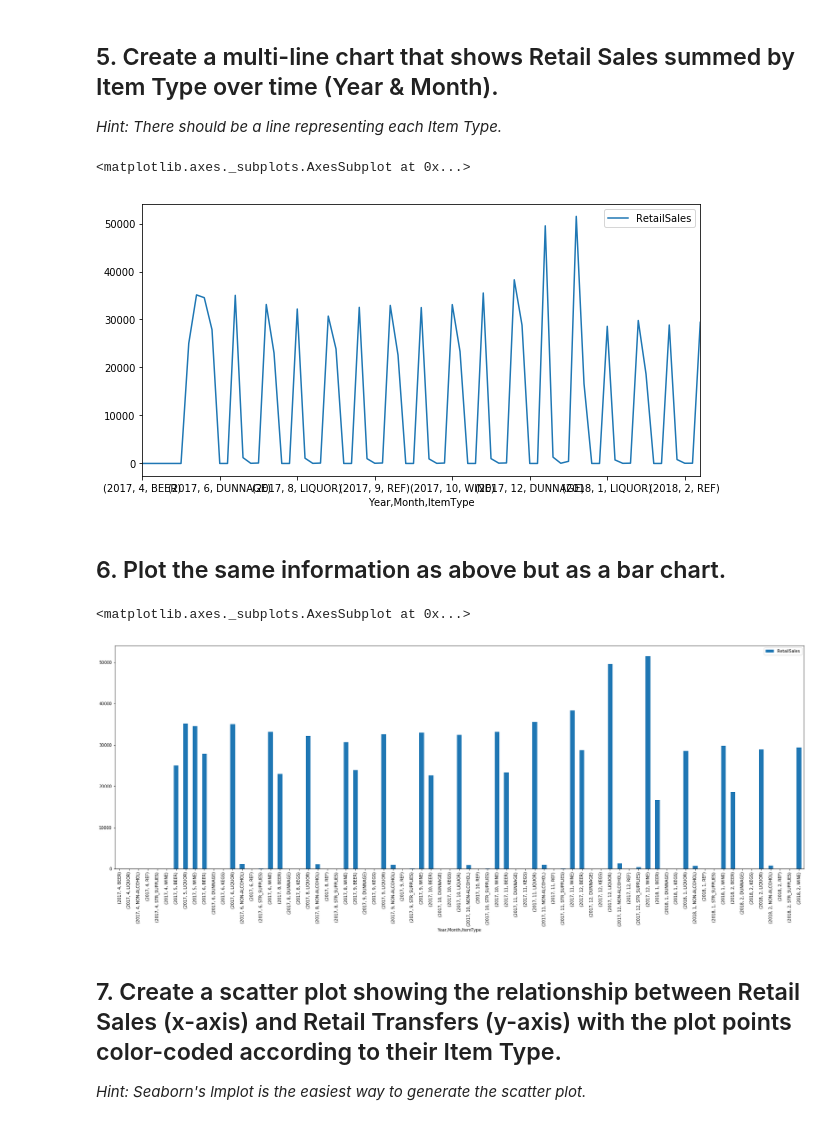
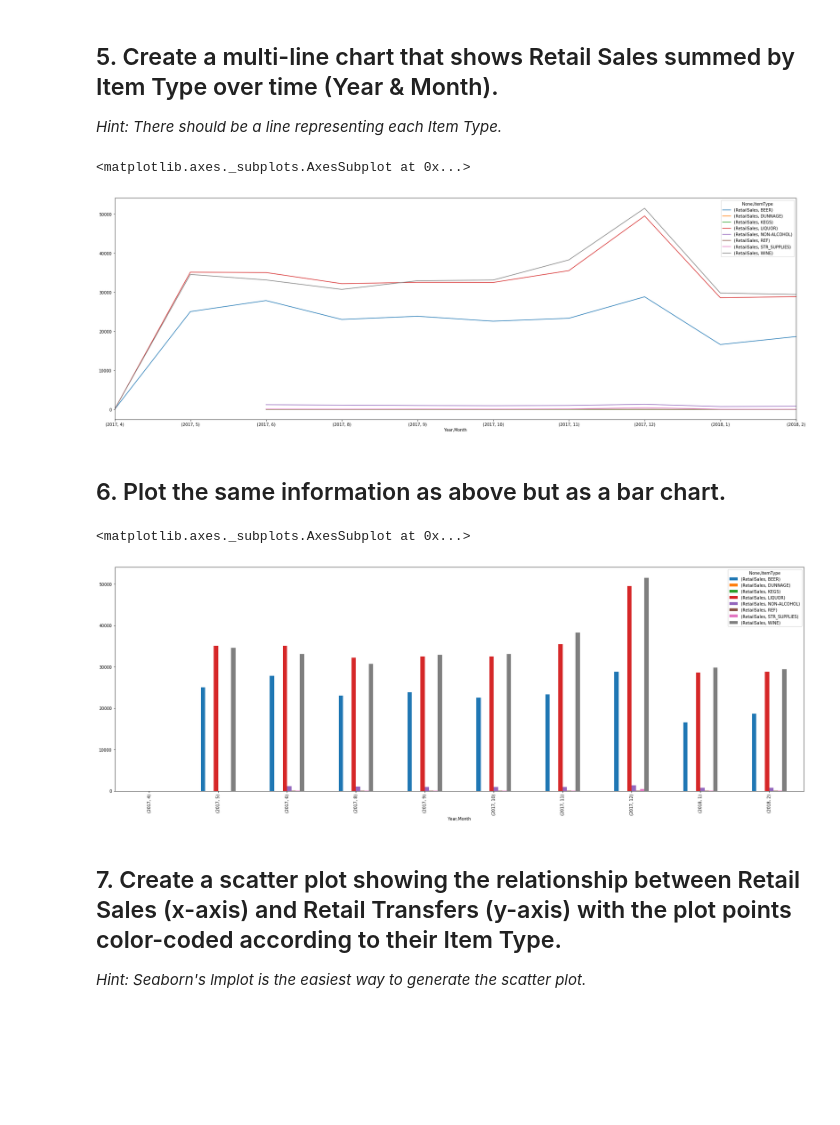
Before and after one commit to hector-moreno/datamad0119, a Jupyter notebook: module-2/lab-plotting-multiple-data-series/your-code/main.ipynb, the cells around one changed output. Drawn from its saved outputs; the diff is of its cells as text; code cells hidden in the pictures; blank space fills up the shorter version.

```diff
--- a/module-2/lab-plotting-multiple-data-series/your-code/main.ipynb
+++ b/module-2/lab-plotting-multiple-data-series/your-code/main.ipynb
@@ -66,18 +66,24 @@ month_mean.plot.bar()
 *Hint: There should be a line representing each Item Type.*
 # %%
 retail_sum = data[["RetailSales",'Year', 'Month', "ItemType"]].groupby(["Year", "Month", "ItemType"]).agg("sum")
-retail_sum.plot(figsize = (10,5))
+
+# apple_fplot = df.groupby(['Year','Fungicide'])['Value'].sum()
+
+plot_df = retail_sum.unstack('ItemType')
+plot_df.plot(figsize = (30,10))
+#retail_sum.plot(figsize = (10,5))
 # %% [output]
 <matplotlib.axes._subplots.AxesSubplot at 0x...>
-[figure, old version]
+[figure, new version]
 # %% [markdown]
 ## 6. Plot the same information as above but as a bar chart.
 # %%
 retail_sum = data[["RetailSales",'Year', 'Month', "ItemType"]].groupby(["Year", "Month", "ItemType"]).agg("sum")
-retail_sum.plot.bar(figsize = (30,10))
+plot_df = retail_sum.unstack('ItemType')
+plot_df.plot.bar(figsize = (30,10))
 # %% [output]
 <matplotlib.axes._subplots.AxesSubplot at 0x...>
-[figure, old version]
+[figure, new version]
 # %% [markdown]
 ## 7. Create a scatter plot showing the relationship between Retail Sales (x-axis) and Retail Transfers (y-axis) with the plot points color-coded according to their Item Type.
 
```
Also changed, not shown: parts of 1 cell of this notebook.
